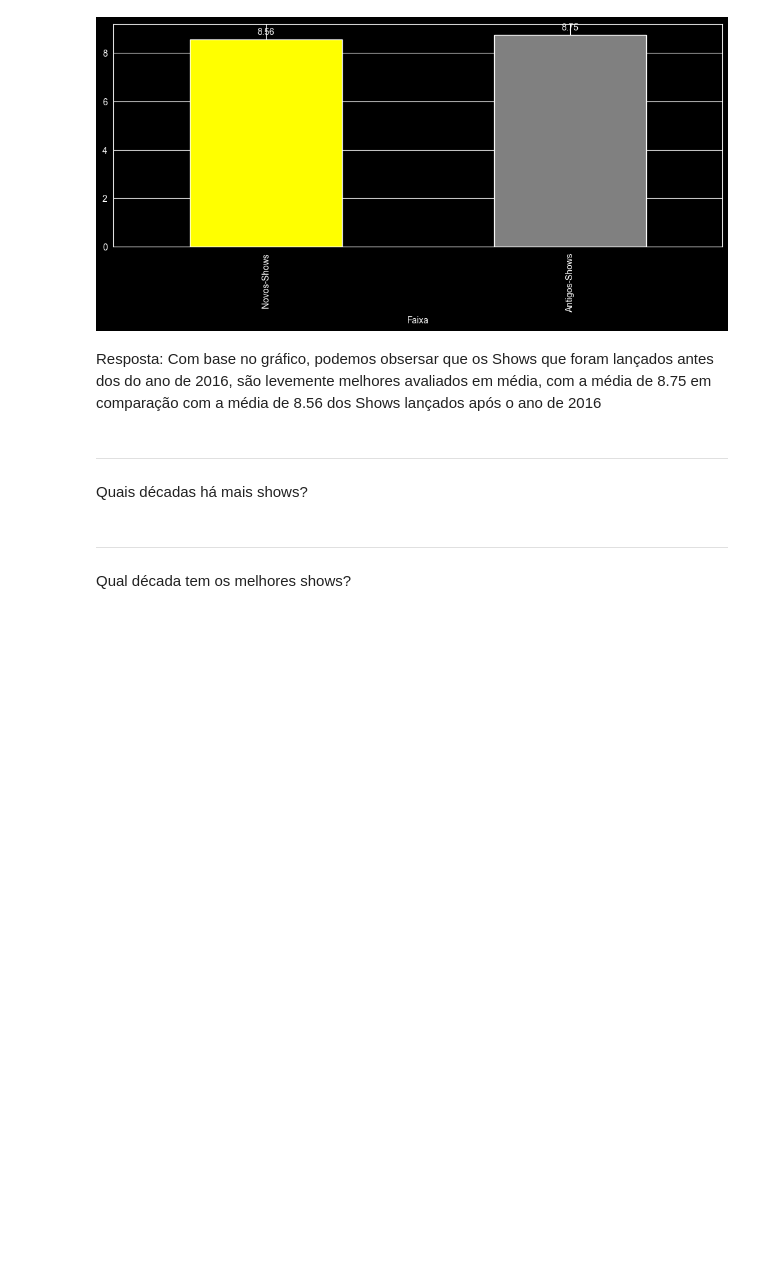
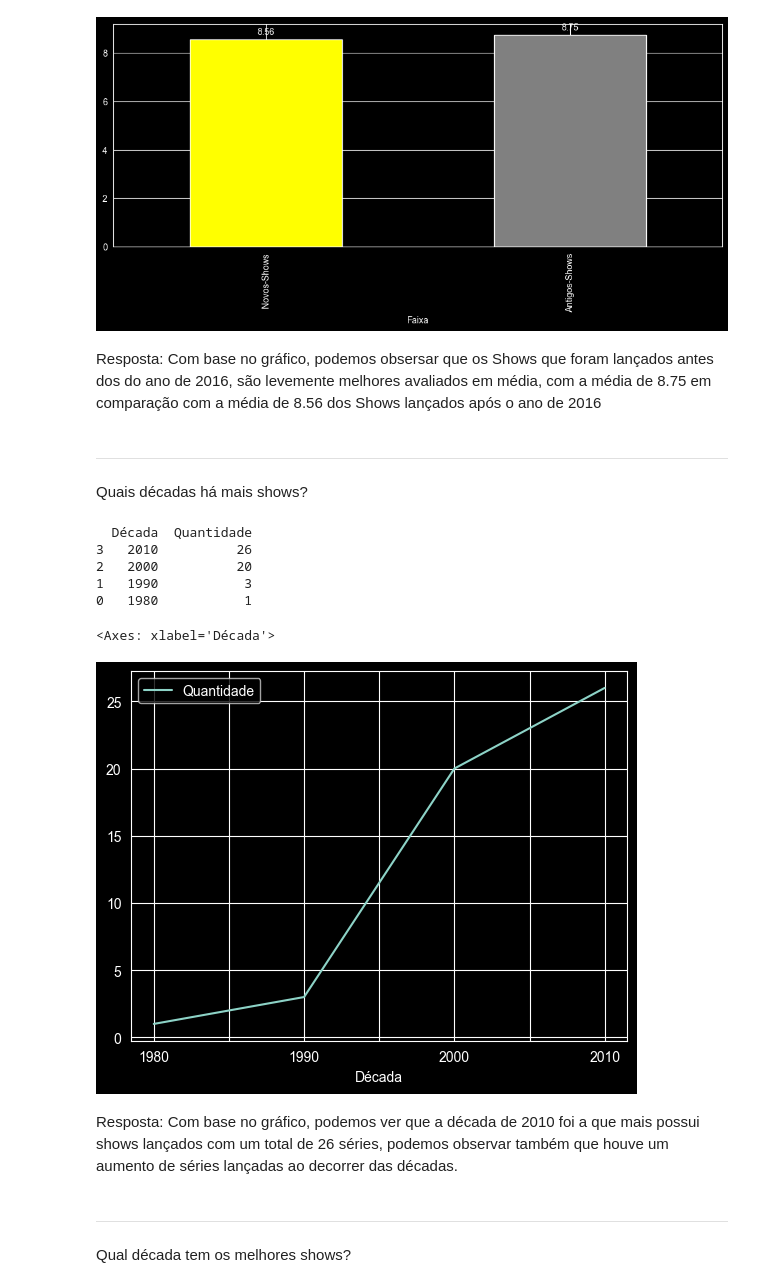
Before and after one commit to Matheus0208/projeto-analise-netflix, a Jupyter notebook: analisetvshows.ipynb, the cells around one changed output. Saved outputs shown, nothing was run; the diff lists cells and outputs as text; code cells hidden in the pictures; blank space fills up the shorter version.

Commit message:
Respondendo as perguntas referente a décadas do projeto

```diff
--- a/analisetvshows.ipynb
+++ b/analisetvshows.ipynb
@@ -204,6 +204,31 @@ Resposta: Com base no gráfico, podemos obsersar que os Shows que foram lançado
 ---
 # %% [markdown]
 Quais décadas há mais shows?
+# %%
+oitenta = ((shows['Year'] >= 1981) & (shows['Year'] <= 1990)).sum()
+noventa = ((shows['Year'] >= 1991) & (shows['Year'] <= 2000)).sum()
+doismil = ((shows['Year'] >= 2001) & (shows['Year'] <= 2010)).sum()
+miledez = ((shows['Year'] >= 2011) & (shows['Year'] <= 2020)).sum()
+
+decadas = {
+    'Década':'1980 1990 2000 2010'.split(),
+    'Quantidade':[oitenta, noventa, doismil, miledez]
+}
+dfDecadas = pd.DataFrame(decadas)
+dfDecadasOrd = dfDecadas.sort_values(['Quantidade'], ascending=False)
+print(dfDecadasOrd)
+
+dfDecadas.plot(x='Década', y='Quantidade', kind='line')
+# %% [output]
+  Década  Quantidade
+3   2010          26
+2   2000          20
+1   1990           3
+0   1980           1
+<Axes: xlabel='Década'>
+[figure, added]
+# %% [markdown]
+Resposta: Com base no gráfico, podemos ver que a década de 2010 foi a que mais possui shows lançados com um total de 26 séries, podemos observar também que houve um aumento de séries lançadas ao decorrer das décadas.
 # %% [markdown]
 ---
 # %% [markdown]
```
Also changed, not shown: parts of 2 cells of this notebook.
